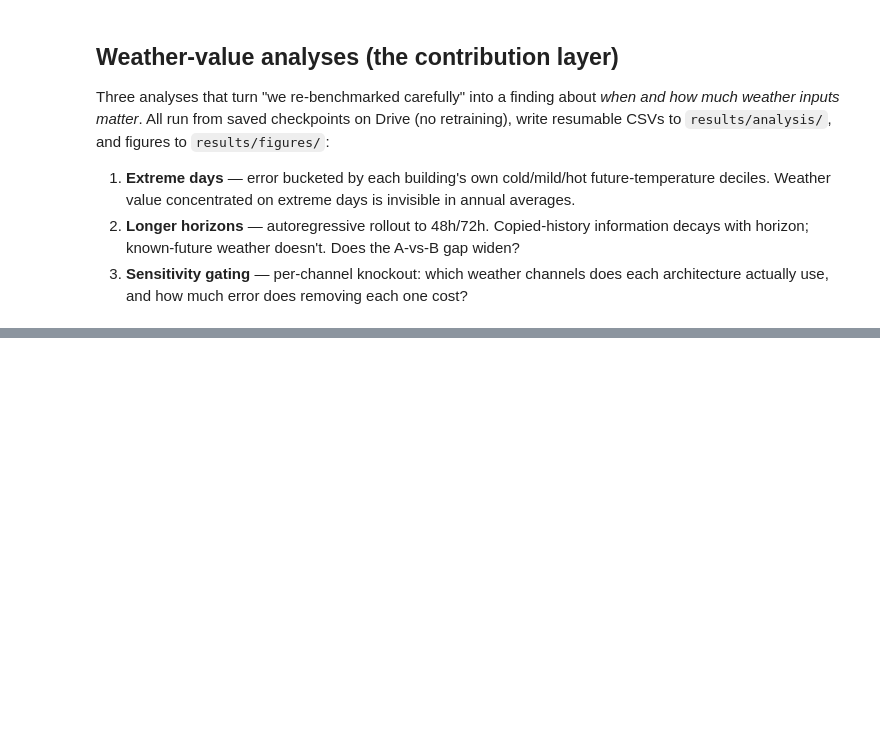
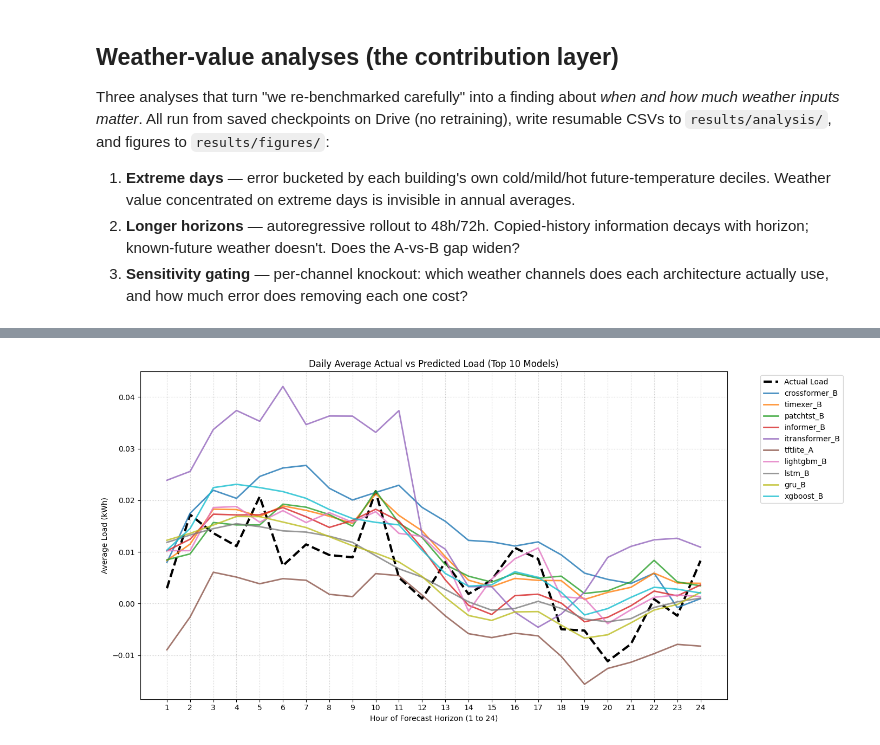
Before and after one commit to nm-quan/Building-Bench-Future-Works, a Jupyter notebook: study.ipynb, the cells around one changed output, grey strips where cells are left out. Cells and saved outputs as stored; diff of their text form; code cells hidden in the pictures; blank space fills up the shorter version.

```diff
--- a/study.ipynb
+++ b/study.ipynb
@@ -218,0 +406,3 @@ train.run_training_sweep(config.ALL_MODELS, config.CONDITIONS, TR, TE_SIM, DEV,
+# %%
+# Train XGBoost and LightGBM only
+train.run_training_sweep(["xgboost", "lightgbm"], config.CONDITIONS, TR, TE_SIM, DEV, load_transform, paths, reset=False, log=True)
@@ -234,7 +431,7 @@ Two views of the same evaluation pass:
 The bootstrap-CI table below and the Wilcoxon (Holm-Bonferroni) / Friedman + Nemenyi tests all
 operate on the matched per-building arrays, mirroring the paper's bootstrapped-CI methodology.
 # %%
-# === 7) Simulated-test results: median [95% bootstrap CI] NRMSE + CRPS (paper's RPS for Gaussian models), Holm-Bonferroni-corrected significance vs persistence_avg ===
+# === 7) Simulated-test results: median [95% bootstrap CI], Holm-Bonferroni-corrected significance vs persistence_avg ===
 def load_pb(path):
     try:
         return pickle.load(open(path, "rb"))
@@ -252,9 +449,6 @@ for cond in ["A", "B"]:
             continue
         vals = pb["_nrmse"][~pb["_is_res"]]
         med, lo, hi = metrics.bootstrap_median_ci(vals)
-        crps_vals = pb["_crps"][~pb["_is_res"]]
-        crps_med, crps_lo, crps_hi = metrics.bootstrap_median_ci(crps_vals)
-        crps_str = f"RPS {crps_med:5.3f} [{crps_lo:5.3f},{crps_hi:5.3f}]" if crps_med == crps_med else "RPS   n/a"
         note = ""
         if base_pb is not None and name != BASELINE:
             bvals = base_pb["_nrmse"][~base_pb["_is_res"]]
@@ -264,7 +458,7 @@ for cond in ["A", "B"]:
                 note = f"  beats {BASELINE} (p={p:.1e}, uncorrected)"
             elif better is False and p == p and p < 0.05:
                 note = f"  WORSE than {BASELINE} (p={p:.1e}, uncorrected)"
-        print(f"  {name:24s} Com {med:6.2f} [{lo:5.2f},{hi:5.2f}]  {crps_str}{note}")
+        print(f"  {name:24s} Com {med:6.2f} [{lo:5.2f},{hi:5.2f}]{note}")
     corrected = metrics.holm_bonferroni(pvals)
     winners = [k for k, (p, sig) in corrected.items() if sig]
     print(f"  Holm-Bonferroni-corrected significant wins vs {BASELINE}: {winners}\n")
@@ -300,11 +518,10 @@ def _r3(res, key):
 
 RFIELDS = ["model", "com_nrmse", "res_nrmse", "com_nmae", "res_nmae", "com_crps", "res_crps",
            "com_nrmse_pooled", "res_nrmse_pooled", "n_buildings", "sec"]
-if not os.path.exists(paths.REAL_CSV):
-    csv.DictWriter(open(paths.REAL_CSV, "w", newline=""), RFIELDS).writeheader()
+
+# Force re-evaluation: overwrite the CSV instead of appending
+csv.DictWriter(open(paths.REAL_CSV, "w", newline=""), RFIELDS).writeheader()
 rdone = set()
-if os.path.getsize(paths.REAL_CSV) > 50:
-    rdone = {r.model for _, r in pd.read_csv(paths.REAL_CSV).iterrows()}
 
 for name in config.ALL_MODELS:
     if name in rdone:
@@ -337,8 +554,7 @@ for name in config.ALL_MODELS:
                "com_nrmse_pooled": _r3(res, "Com NRMSE pooled"), "res_nrmse_pooled": _r3(res, "Res NRMSE pooled"),
                "n_buildings": res.get("n_buildings", 0), "sec": round(time.time() - t0)}
         csv.DictWriter(open(paths.REAL_CSV, "a", newline=""), RFIELDS).writerow(row)
-        print(f"  done {row['sec']}s  Com NRMSE={row['com_nrmse']}  Res NRMSE={row['res_nrmse']}"
-              f"  Com RPS={row['com_crps']}  Res RPS={row['res_crps']}  (n={row['n_buildings']})\n")
+        print(f"  done {row['sec']}s  Com NRMSE={row['com_nrmse']}  Res NRMSE={row['res_nrmse']}  (n={row['n_buildings']})\n")
     except Exception as e:
         print(f"  FAILED {name}: {type(e).__name__}: {e}")
         import traceback; traceback.print_exc()
@@ -558,0 +834,72 @@ print("are recorded in the results file of the session that trained them (v1/v2
+# %%
+import pandas as pd
+import numpy as np
+import matplotlib.pyplot as plt
+import torch
+from bblab import analysis, train
+
+# 1. Load results and find top 10 best models based on average (Com + Res) NRMSE
+df = pd.read_csv(paths.SIM_CSV)
+df['avg_nrmse'] = (df['com_nrmse'] + df['res_nrmse']) / 2.0
+
+# Sort by best average NRMSE and keep the best condition per model
+best_models_df = df.sort_values('avg_nrmse').drop_duplicates(subset=['model']).head(10)
+
+print("Top 10 models based on average Com and Res NRMSE (Simulated Test):")
+for i, (_, row) in enumerate(best_models_df.iterrows(), 1):
+    print(f"{i}. {row['model']} (Cond {row['condition']}): Avg NRMSE = {row['avg_nrmse']:.3f}")
+
+top_models = best_models_df[['model', 'condition']].values.tolist()
+
+# 2. Get predictions for a daily average (24h rollout)
+torch.manual_seed(42)
+N, T = TE_SIM['loads'].shape
+bs = 1024  # sample a large batch of random windows
+
+b = torch.randint(0, N, (bs,), device=DEV)
+s = torch.randint(0, T - config.L - config.H, (bs,), device=DEV)
+
+avg_preds = {}
+
+print("\nGathering predictions for the top 10 models...")
+for name, cond in top_models:
+    use_w = config.CONDITIONS[cond]
+    # Load the prediction function for the saved checkpoint
+    fn = analysis.load_predict_fn(name, cond, use_w, TR["Ft"], TR["Fw"], paths, DEV)
+    if fn is None:
+        print(f"  Skipping {name}/{cond} (checkpoint not found)")
+        continue
+
+    # Gather the input windows
+    yh, yf, exo, _ = train.gather(TE_SIM, b, s, use_w, load_transform, DEV)
+
+    with torch.no_grad():
+        with torch.autocast(device_type=("cuda" if "cuda" in DEV else "cpu"), enabled=config.USE_AMP):
+            mean_pred = fn(yh, exo)
+
+    # Convert to numpy if it's a tensor, then average over the batch dimension
+    if torch.is_tensor(mean_pred):
+        mean_pred = mean_pred.cpu().numpy()
+
+    avg_preds[f"{name}_{cond}"] = mean_pred.mean(axis=0)
+
+# Get the actual un-transformed average load for the same batch
+_, actual_yf, _, _ = train.gather(TE_SIM, b, s, False, load_transform, DEV)
+actual_avg = actual_yf.mean(dim=0).cpu().numpy()
+
+# 3. Plot Actual vs Predicted
+plt.figure(figsize=(14, 7))
+plt.plot(actual_avg, label='Actual Load', color='black', linewidth=3, linestyle='--')
+
+for name_cond, pred in avg_preds.items():
+    plt.plot(pred, label=name_cond, alpha=0.8, linewidth=2)
+
+plt.title('Daily Average Actual vs Predicted Load (Top 10 Models)')
+plt.xlabel('Hour of Forecast Horizon (1 to 24)')
+plt.ylabel('Average Load (kWh)')
+plt.xticks(range(24), range(1, 25))
+plt.legend(bbox_to_anchor=(1.05, 1), loc='upper left')
+plt.grid(True, linestyle=':', alpha=0.7)
+plt.tight_layout()
+plt.show()
+# %% [output]
@@ -558,0 +919 @@ print("are recorded in the results file of the session that trained them (v1/v2
+[figure, added]
```
Also changed, not shown: parts of 25 cells of this notebook.
